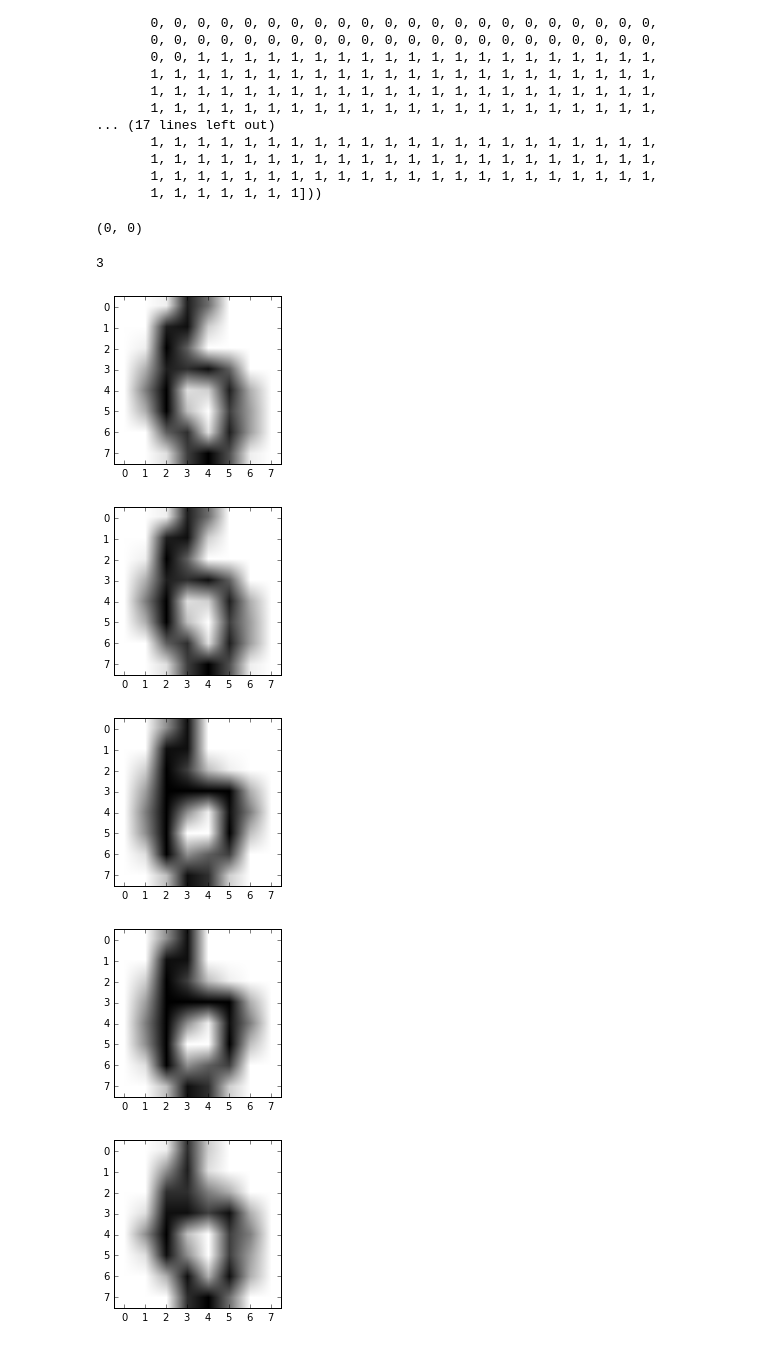
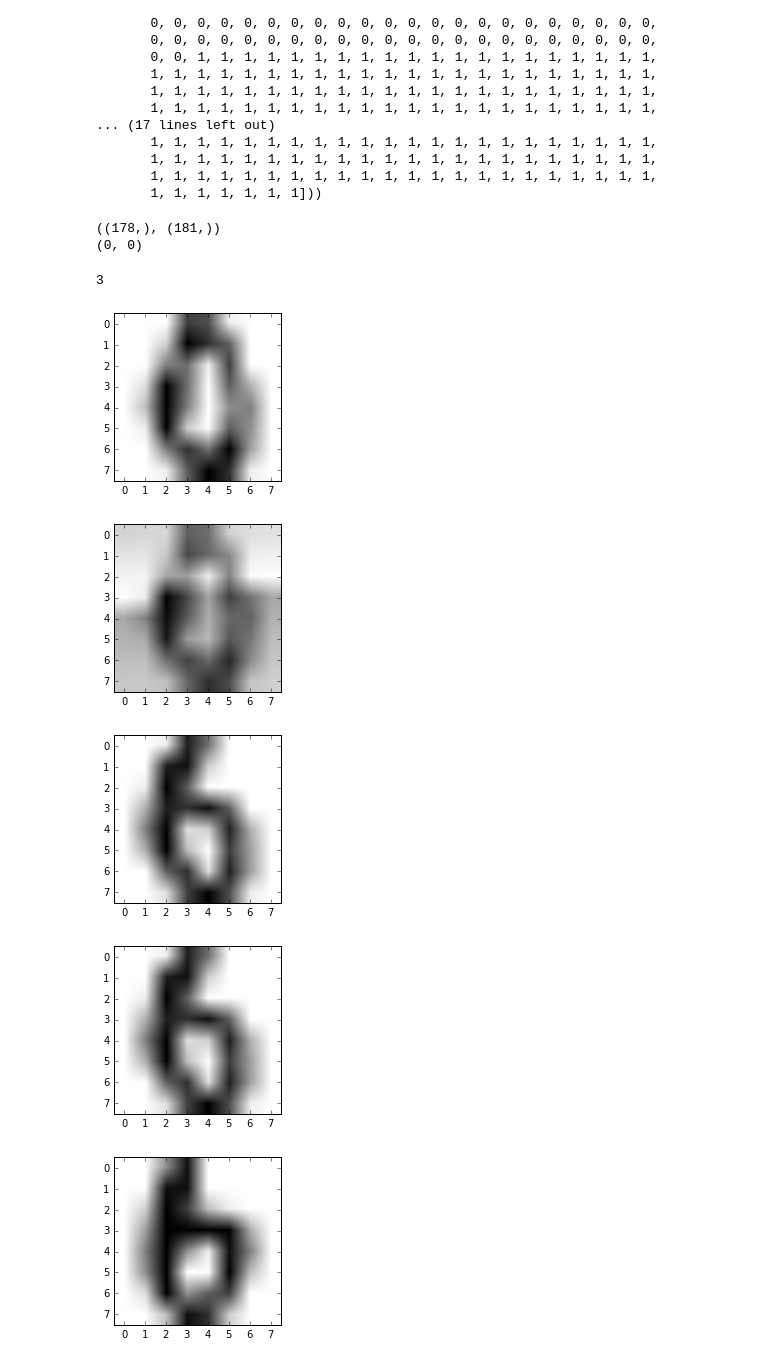
Before and after one commit to anshuman23/aaai-adversarial-clustering, a Jupyter notebook: DIGITS-0-6/zoo_approach_wip.ipynb, the cells around one changed output. Cells and saved outputs as stored; diff of their text form; code cells hidden in the pictures.

```diff
--- a/DIGITS-0-6/zoo_approach_wip.ipynb
+++ b/DIGITS-0-6/zoo_approach_wip.ipynb
@@ -234,8 +234,10 @@ print(lo,la)
        1, 1, 1, 1, 1, 1, 1, 1, 1, 1, 1, 1, 1, 1, 1, 1, 1, 1, 1, 1, 1, 1,
        1, 1, 1, 1, 1, 1, 1]))
 # %%
+print(lo[lo == 0].shape, lo[lo == 1].shape)
 print(lo[mask_idx],la[mask_idx])
 # %% [output]
+((178,), (181,))
 (0, 0)
 # %%
 count_diffs = 0
@@ -249,16 +251,16 @@ print(count_diffs)
 3
 # %%
 for idx, (org,noisy) in enumerate(zip(Xo, Xa)):
-    if idx in perturbed_idx:
+    if idx in perturbed_idx or idx == mask_idx:
         plt.figure(1,figsize=(3,3)) ##
         plt.imshow(np.reshape(org,(8,8)), cmap=plt.cm.gray_r) ##
         plt.show() ##
         plt.figure(1,figsize=(3,3)) ##
         plt.imshow(np.reshape(noisy,(8,8)), cmap=plt.cm.gray_r) ##
         plt.show() ##
 # %% [output]
-[figure, old version]
+[figure, new version]
-[figure, old version]
+[figure, new version]
-[figure, old version]
+[figure, new version]
-[figure, old version]
+[figure, new version]
-[figure, old version]
+[figure, new version]
```
Also changed, not shown: parts of 5 cells of this notebook, 12 other files.
